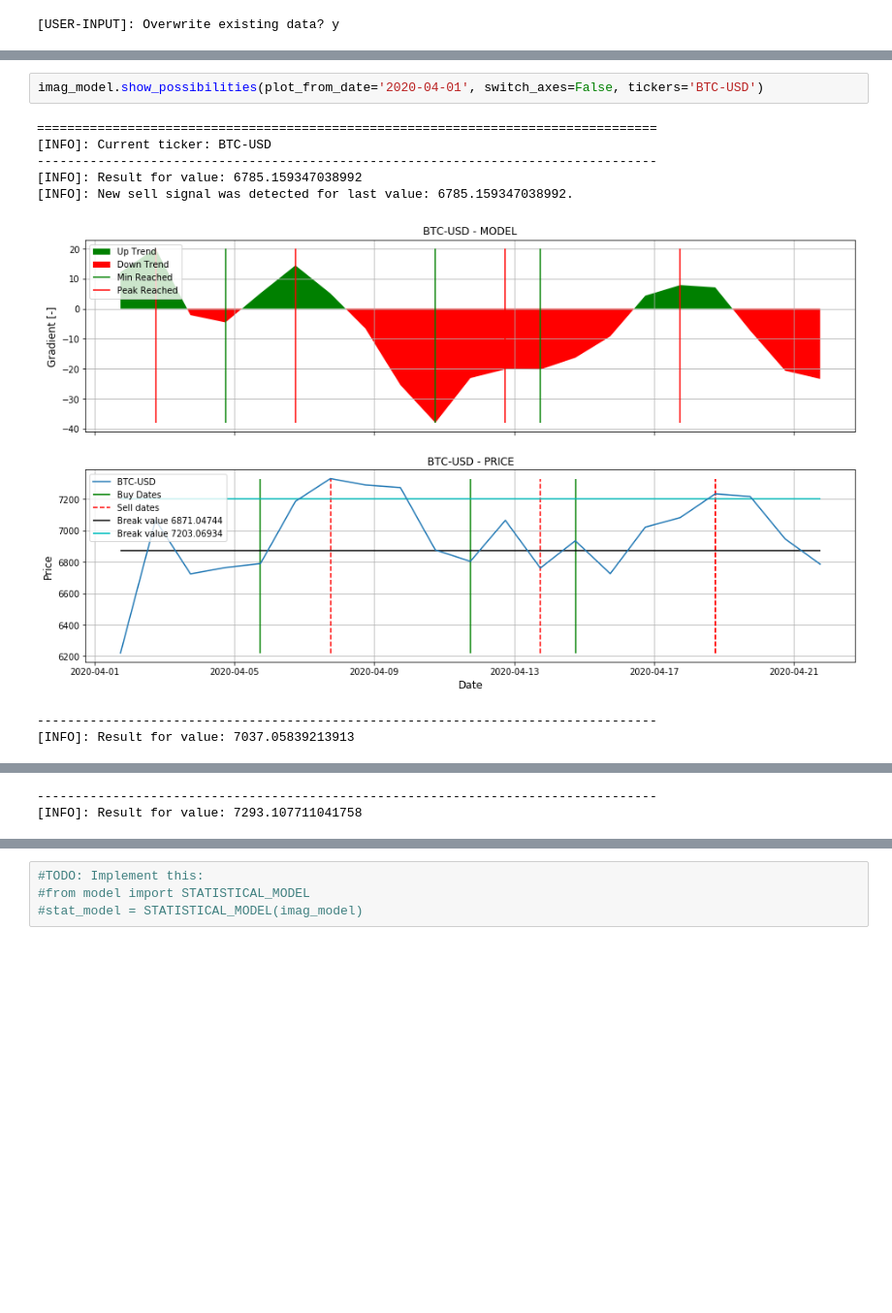
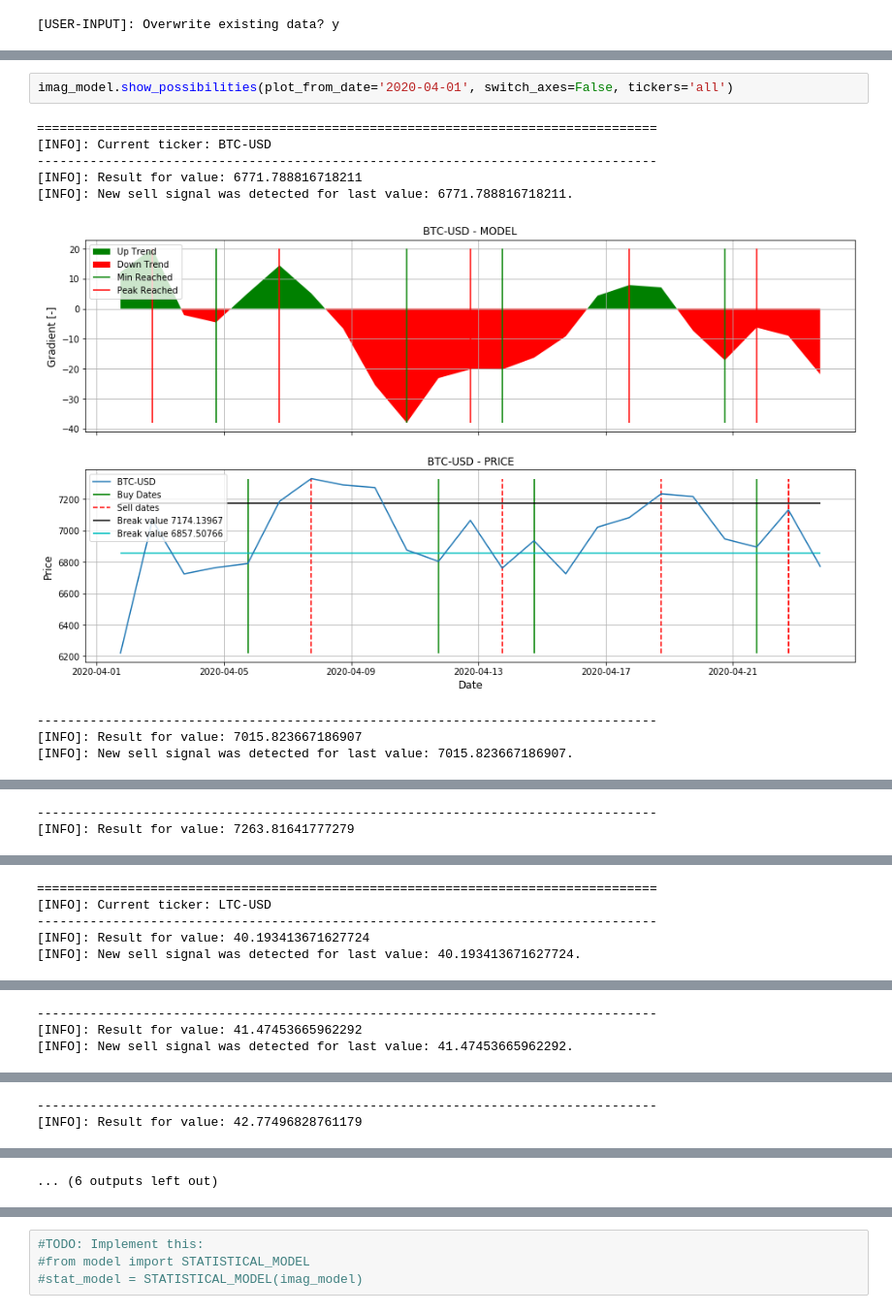
Before and after one commit to MarcoRosenzweig/FINANCE, a Jupyter notebook: CRYPTO_MODEL.ipynb, the cells around one changed output, grey strips where cells are left out. Shown at 97% size. Saved outputs shown, nothing was run; the diff lists cells and outputs as text; blank space fills up the shorter version.

```diff
--- a/CRYPTO_MODEL.ipynb
+++ b/CRYPTO_MODEL.ipynb
@@ -154,11 +155,12 @@ imag_model.data.tail(5)
 # %%
-imag_model.show_possibilities(plot_from_date='2020-04-01', switch_axes=False, tickers='BTC-USD')
+imag_model.show_possibilities(plot_from_date='2020-04-01', switch_axes=False, tickers='all')
 # %% [output]
 ==================================================================================
 [INFO]: Current ticker: BTC-USD
 ----------------------------------------------------------------------------------
-[INFO]: Result for value: 6785.159347038992
-[INFO]: New sell signal was detected for last value: 6785.159347038992.
+[INFO]: Result for value: 6771.788816718211
+[INFO]: New sell signal was detected for last value: 6771.788816718211.
-[figure, old version]
+[figure, new version]
 ----------------------------------------------------------------------------------
-[INFO]: Result for value: 7037.05839213913
+[INFO]: Result for value: 7015.823667186907
+[INFO]: New sell signal was detected for last value: 7015.823667186907.
@@ -166,2 +168,2 @@ imag_model.show_possibilities(plot_from_date='2020-04-01', switch_axes=False, ti
 ----------------------------------------------------------------------------------
-[INFO]: Result for value: 7293.107711041758
+[INFO]: Result for value: 7263.81641777279
@@ -168,0 +171,5 @@ imag_model.show_possibilities(plot_from_date='2020-04-01', switch_axes=False, ti
+==================================================================================
+[INFO]: Current ticker: LTC-USD
+----------------------------------------------------------------------------------
+[INFO]: Result for value: 40.193413671627724
+[INFO]: New sell signal was detected for last value: 40.193413671627724.
@@ -168,0 +177,3 @@ imag_model.show_possibilities(plot_from_date='2020-04-01', switch_axes=False, ti
+----------------------------------------------------------------------------------
+[INFO]: Result for value: 41.47453665962292
+[INFO]: New sell signal was detected for last value: 41.47453665962292.
@@ -168,0 +181,2 @@ imag_model.show_possibilities(plot_from_date='2020-04-01', switch_axes=False, ti
+----------------------------------------------------------------------------------
+[INFO]: Result for value: 42.77496828761179
@@ -169 +184,2 @@ imag_model.show_possibilities(plot_from_date='2020-04-01', switch_axes=False, ti
+... (6 outputs left out)
 # %%
```
Also changed, not shown: parts of 11 cells of this notebook, 3 other files.
